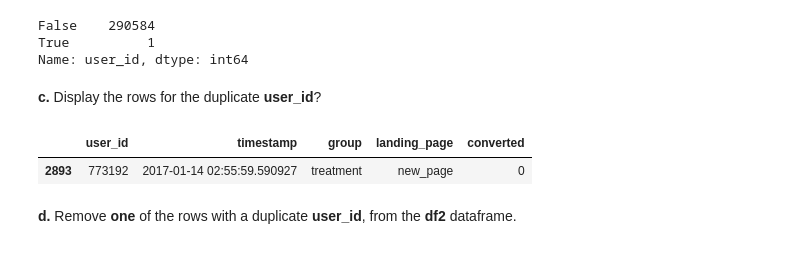
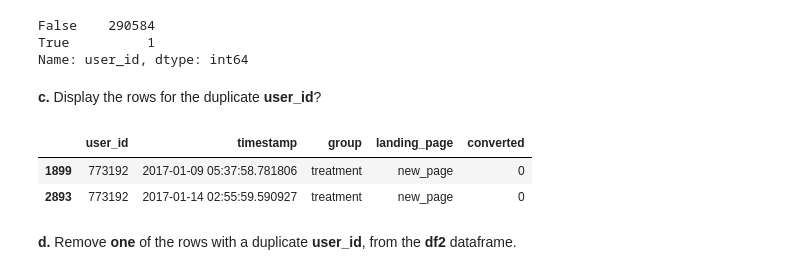
Before and after one commit to MOHAMMED-NASSER22/Analyze_ab_test_results_notebook-udacity-, a Jupyter notebook: Analyze_ab_test_results_notebook.ipynb, the cells around one changed output. Drawn from its saved outputs; the diff is of its cells as text; code cells hidden in the pictures.

```diff
--- a/Analyze_ab_test_results_notebook.ipynb
+++ b/Analyze_ab_test_results_notebook.ipynb
@@ -167,9 +198,10 @@ Name: user_id, dtype: int64
 # %% [markdown]
 **c.** Display the rows for the duplicate **user_id**?
 # %%
-df2[df2.user_id.duplicated()]
+df2[df2.user_id.duplicated(keep =False)]
 # %% [output]
 |  | user_id | timestamp | group | landing_page | converted |
+| 1899 | 773192 | 2017-01-09 05:37:58.781806 | treatment | new_page | 0 |
 | 2893 | 773192 | 2017-01-14 02:55:59.590927 | treatment | new_page | 0 |
 # %% [markdown]
 **d.** Remove **one** of the rows with a duplicate **user_id**, from the **df2** dataframe.
```
Also changed, not shown: parts of 38 cells of this notebook, 2 other files.
